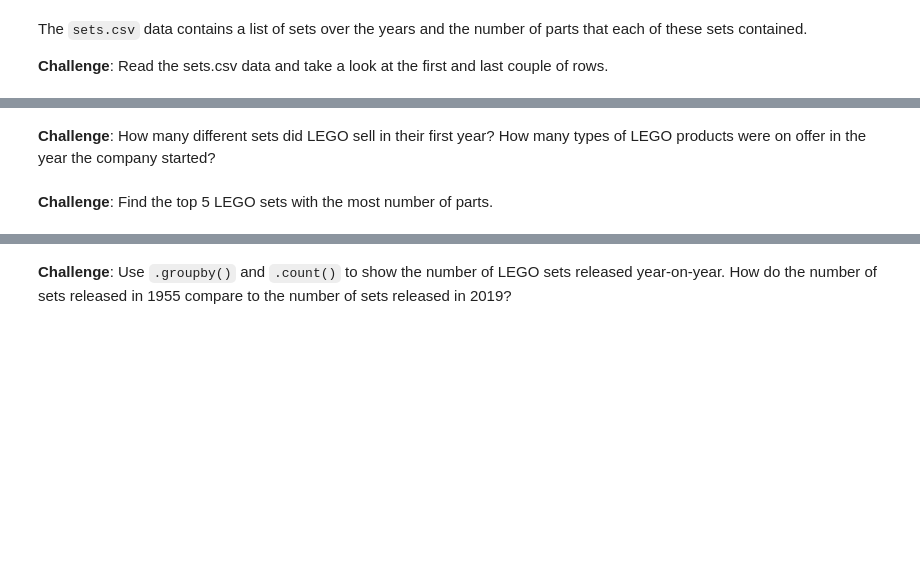
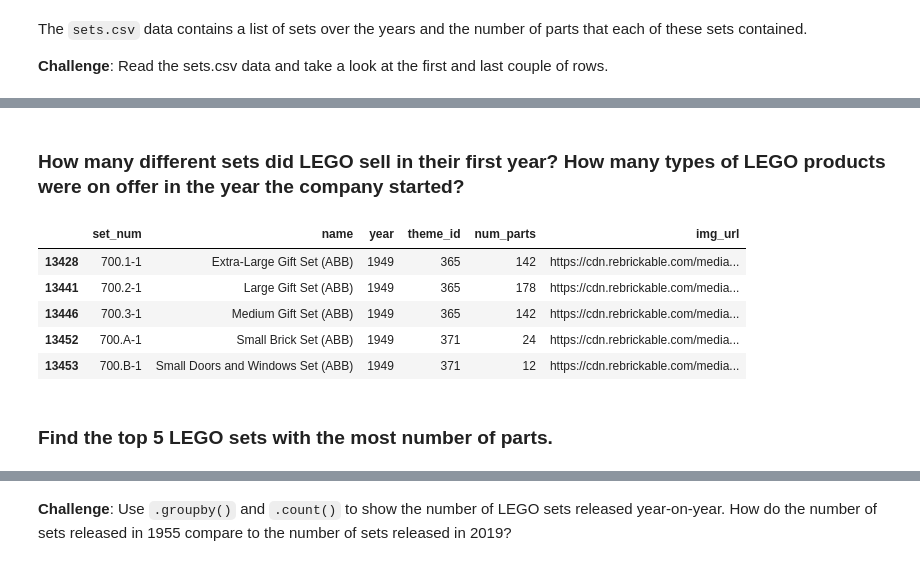
Before and after one commit to M-Awwab-Khan/analyzing-LEGO-dataset, a Jupyter notebook: LEGO-dataset-analysis.ipynb, the cells around one changed output, grey strips where cells are left out. Saved outputs shown, nothing was run; the diff lists cells and outputs as text; code cells hidden in the pictures; blank space fills up the shorter version.

```diff
--- a/LEGO-dataset-analysis.ipynb
+++ b/LEGO-dataset-analysis.ipynb
@@ -84,4 +109,13 @@ The <code>sets.csv</code> data contains a list of sets over the years and the nu
 # %% [markdown]
-**Challenge**: How many different sets did LEGO sell in their first year? How many types of LEGO products were on offer in the year the company started?
+### How many different sets did LEGO sell in their first year? How many types of LEGO products were on offer in the year the company started?
+# %%
+sets[sets['year'] == 1949]
+# %% [output]
+|  | set_num | name | year | theme_id | num_parts | img_url |
+| 13428 | 700.1-1 | Extra-Large Gift Set (ABB) | 1949 | 365 | 142 | https://cdn.rebrickable.com/media... |
+| 13441 | 700.2-1 | Large Gift Set (ABB) | 1949 | 365 | 178 | https://cdn.rebrickable.com/media... |
+| 13446 | 700.3-1 | Medium Gift Set (ABB) | 1949 | 365 | 142 | https://cdn.rebrickable.com/media... |
+| 13452 | 700.A-1 | Small Brick Set (ABB) | 1949 | 371 | 24 | https://cdn.rebrickable.com/media... |
+| 13453 | 700.B-1 | Small Doors and Windows Set (ABB) | 1949 | 371 | 12 | https://cdn.rebrickable.com/media... |
 # %% [markdown]
-**Challenge**: Find the top 5 LEGO sets with the most number of parts.
+### Find the top 5 LEGO sets with the most number of parts.
```
Also changed, not shown: parts of 11 cells of this notebook.
